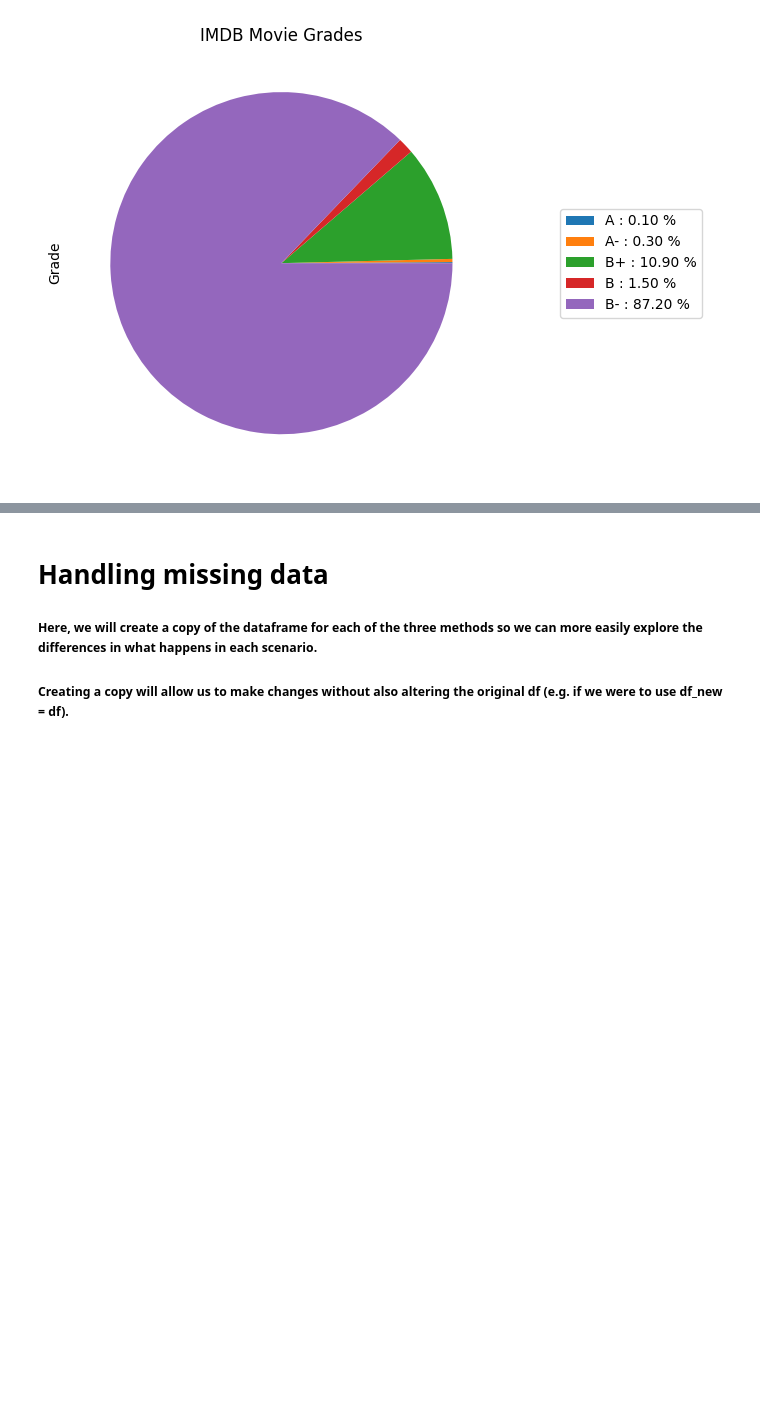
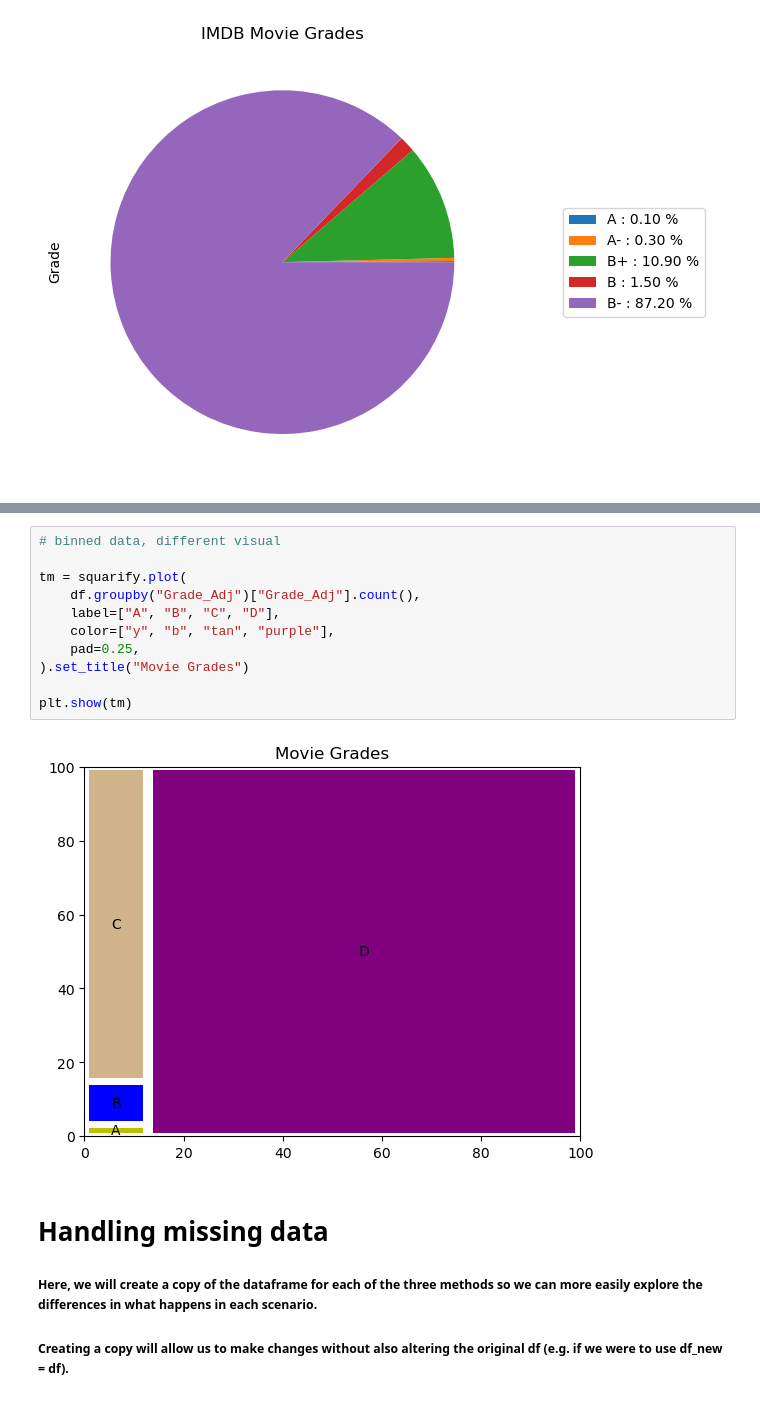
Before and after one commit to likeawednesday/TechCamp_DataViz, a Jupyter notebook: solutions/movie_ratings_SOLUTION.ipynb, the cells around one changed output, grey strips where cells are left out. Cells and saved outputs as stored; diff of their text form; blank space fills up the shorter version.

```diff
--- a/solutions/movie_ratings_SOLUTION.ipynb
+++ b/solutions/movie_ratings_SOLUTION.ipynb
@@ -228,3 +279,16 @@ Binning is useful for creating groups of rows with similar (but not identical) v
+# %%
+# binned data, different visual
+
+tm = squarify.plot(
+	df.groupby("Grade_Adj")["Grade_Adj"].count(),
+	label=["A", "B", "C", "D"],
+	color=["y", "b", "tan", "purple"],
+	pad=0.25,
+).set_title("Movie Grades")
+
+plt.show(tm)
+# %% [output]
+[figure, added]
 # %% [markdown]
 # Handling missing data
 
```
Also changed, not shown: parts of 16 cells of this notebook.
